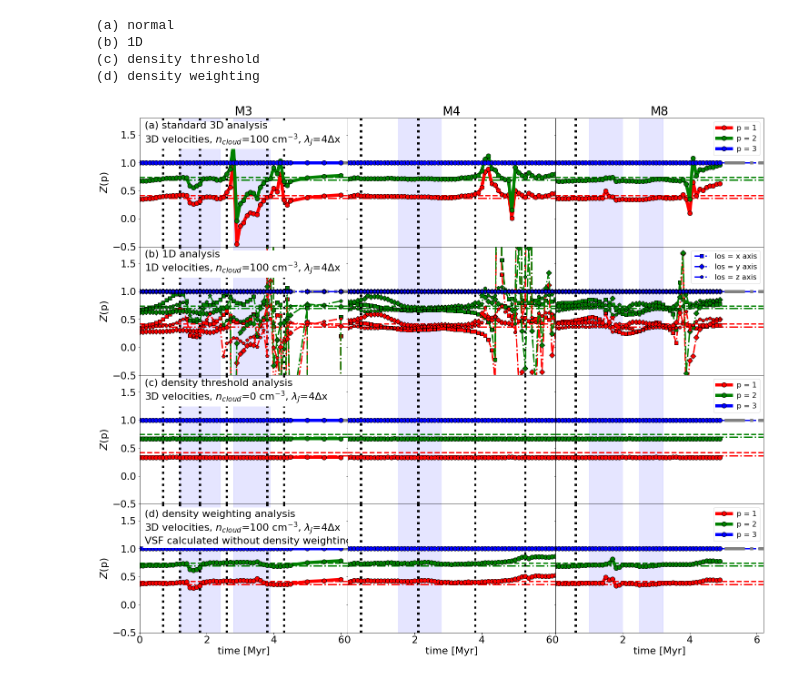
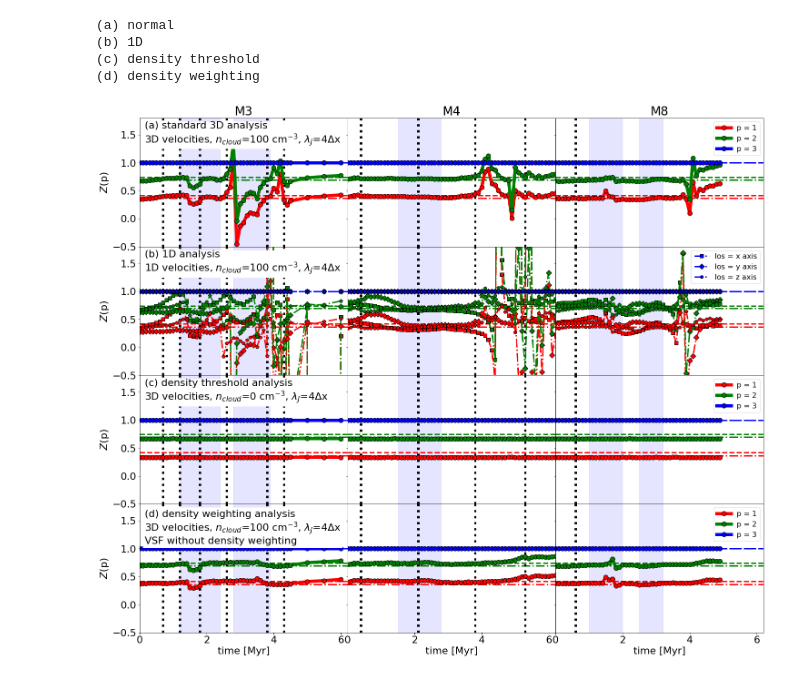
Before and after one commit to ba29534/chira2018, a Jupyter notebook: pics/plotz_without_jeans.ipynb, the cells around one changed output. Saved outputs shown, nothing was run; the diff lists cells and outputs as text; code cells hidden in the pictures.

```diff
--- a/pics/plotz_without_jeans.ipynb
+++ b/pics/plotz_without_jeans.ipynb
@@ -48,8 +48,6 @@ maeM4 = np.array([ 2.8 ])
 mabM8 = np.array([ 1.0,2.5 ])
 maeM8 = np.array([ 2.0,3.2 ])
 # %%
-plt.close()
-
 print("(a) normal")
 
 dvsf  = dturb + 'vsfhr04/'
@@ -66,7 +64,6 @@ for i,j,p in itertools.product(range(4),range(3),range(1,4)):
 for icloud in range(len(fcloud)):
     cloud = fcloud[icloud]
 
-    ax[0,icloud].plot(np.array(xlim),np.zeros(len(xlim))+1.0,color='grey',ls='-.',lw=lw)
     ax[0,icloud].set_xlim(xlim)
     ax[0,icloud].set_ylim(ylimzeta)
     if(icloud == 0):
@@ -116,7 +113,6 @@ dvsf  = dturb + 'vsfhr04_1d/'
 for icloud in range(len(fcloud)):
     cloud = fcloud[icloud]
 
-    ax[1,icloud].plot(np.array(xlim),np.zeros(len(xlim))+1.0,color='grey',ls='-.',lw=lw)
     ax[1,icloud].set_xlim(xlim)
     ax[1,icloud].set_ylim(ylimzeta)
     if(icloud == 0):
@@ -170,7 +166,6 @@ dvsf  = dturb + 'vsfhr04_rand/'
 for icloud in range(len(fcloud)):
     cloud = fcloud[icloud]
 
-    ax[2,icloud].plot(np.array(xlim),np.zeros(len(xlim))+1.0,color='grey',ls='-.',lw=lw)
     ax[2,icloud].set_xlim(xlim)
     ax[2,icloud].set_ylim(ylimzeta)
     if(icloud == 0):
@@ -219,7 +214,6 @@ dvsf  = dturb + 'vsfhr04_now/'
 for icloud in range(len(fcloud)):
     cloud = fcloud[icloud]
 
-    ax[3,icloud].plot(np.array(xlim),np.zeros(len(xlim))+1.0,color='grey',ls='-.',lw=lw)
     ax[3,icloud].set_xlim(xlim)
     ax[3,icloud].set_ylim(ylimzeta)
     if(icloud == 0):
@@ -242,32 +236,32 @@ for icloud in range(len(fcloud)):
             ax[3,icloud].fill_between(np.array([mabM8[j],maeM8[j]]),np.zeros(2)+ylimzeta[0],np.zeros(2)+ylimzeta[1],color='blue',alpha=0.1)
 
 
     ifile = glob((dvsf+'zeta_fitted_%s.out' % cloud))[0]
     time,zeta1,zeta2,zeta3 = np.array([]),np.array([]),np.array([]),np.array([])
     time,zeta1,zeta2,zeta3 = np.loadtxt(ifile,skiprows=1,usecols=(0,1,2,3),unpack=True)
 
     for p in range(1,4):
         if(p==1): zetap = zeta1
         if(p==2): zetap = zeta2
         if(p==3): zetap = zeta3
         zetap = zetap/zeta3
         ax[3,icloud].plot(time,zetap,ms=ms,lw=lw,color=color[p-1],marker='o',ls='-',markeredgecolor='black',label=('p = %i' % p))
 
     ax[3,icloud].set_xlabel('time [Myr]')
     if(icloud == 0):
-        txtstr = "(d) density weighting analysis\n3D velocities, $n_{cloud}$=100 cm$^{-3}$, $\lambda_{J}$=4$\Delta$x\nVSF calculated without density weighting"
+        txtstr = "(d) density weighting analysis\n3D velocities, $n_{cloud}$=100 cm$^{-3}$, $\lambda_{J}$=4$\Delta$x\nVSF without density weighting"
         ax[3,icloud].text(0.15,1.7,txtstr,alpha=1.0,backgroundcolor="white",verticalalignment='top')
     if(icloud == 2): ax[3,icloud].legend(loc=0,fontsize=16)
 
 
 
 fig.tight_layout(pad=2)
 fig.subplots_adjust(wspace=0)
 fig.subplots_adjust(hspace=0)
 fig.savefig('z_all_nojeans.pdf')
 # %% [output]
 (a) normal
 (b) 1D
 (c) density threshold
 (d) density weighting
-[figure, old version]
+[figure, new version]
```
Also changed, not shown: 17 other files.
